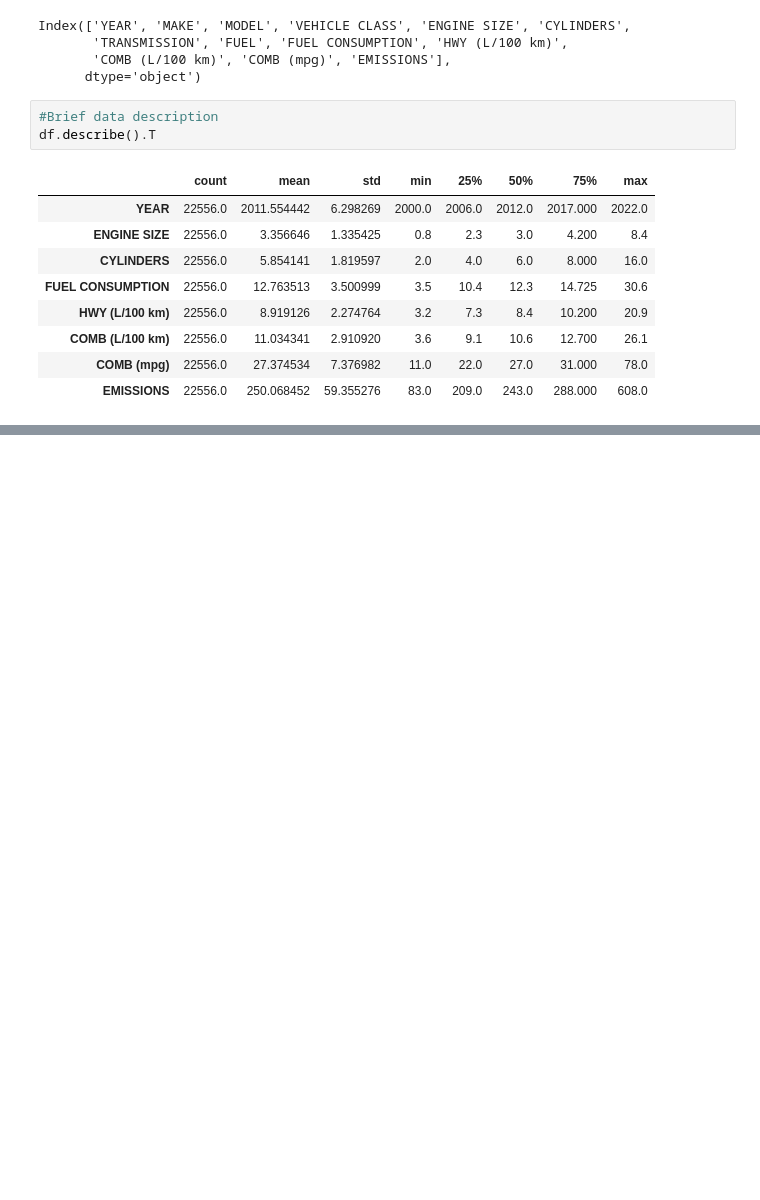
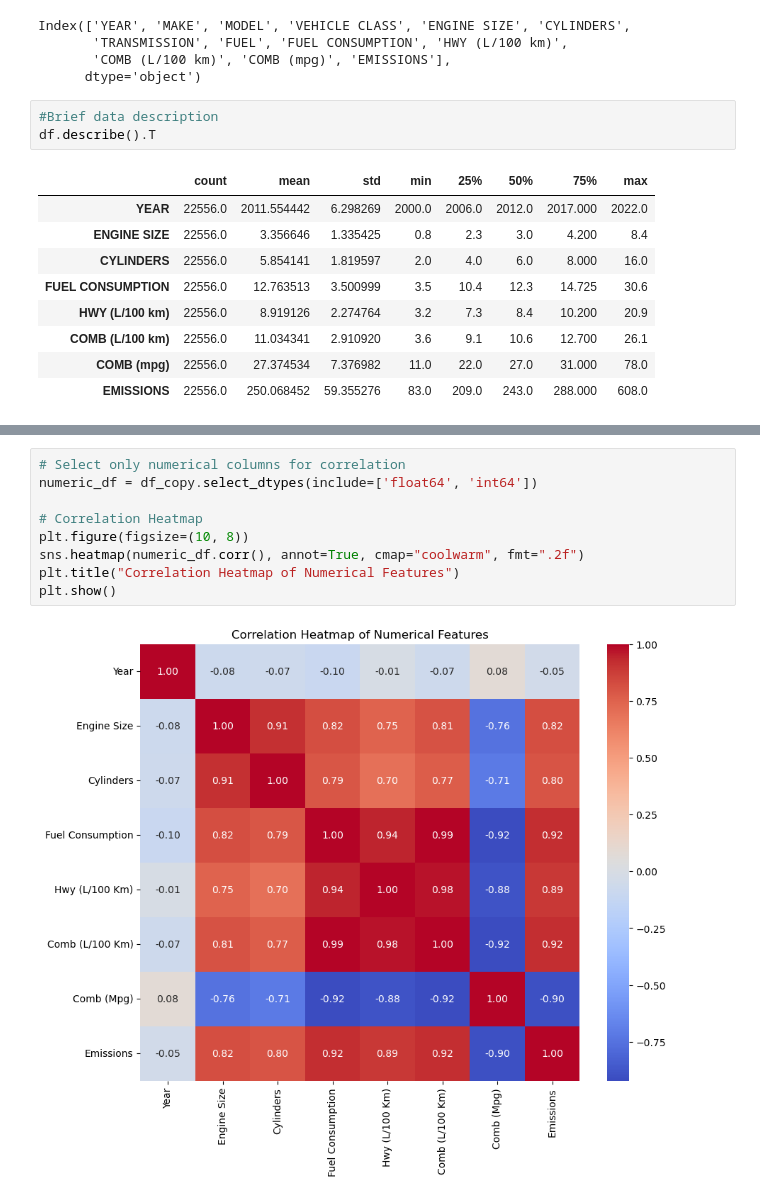
Before and after one commit to WambuiMunene/Phase2-Project_Group-4, a Jupyter notebook: Notebooks/Louis.ipynb, the cells around one changed output, grey strips where cells are left out. Drawn from its saved outputs; the diff is of its cells as text; blank space fills up the shorter version.

```diff
--- a/Notebooks/Louis.ipynb
+++ b/Notebooks/Louis.ipynb
@@ -535,0 +390,11 @@ Both DataFrames have the same number of rows.
+# %%
+# Select only numerical columns for correlation
+numeric_df = df_copy.select_dtypes(include=['float64', 'int64'])
+
+# Correlation Heatmap
+plt.figure(figsize=(10, 8))
+sns.heatmap(numeric_df.corr(), annot=True, cmap="coolwarm", fmt=".2f")
+plt.title("Correlation Heatmap of Numerical Features")
+plt.show()
+# %% [output]
+[figure, added]
```
Also changed, not shown: parts of 42 cells of this notebook.
